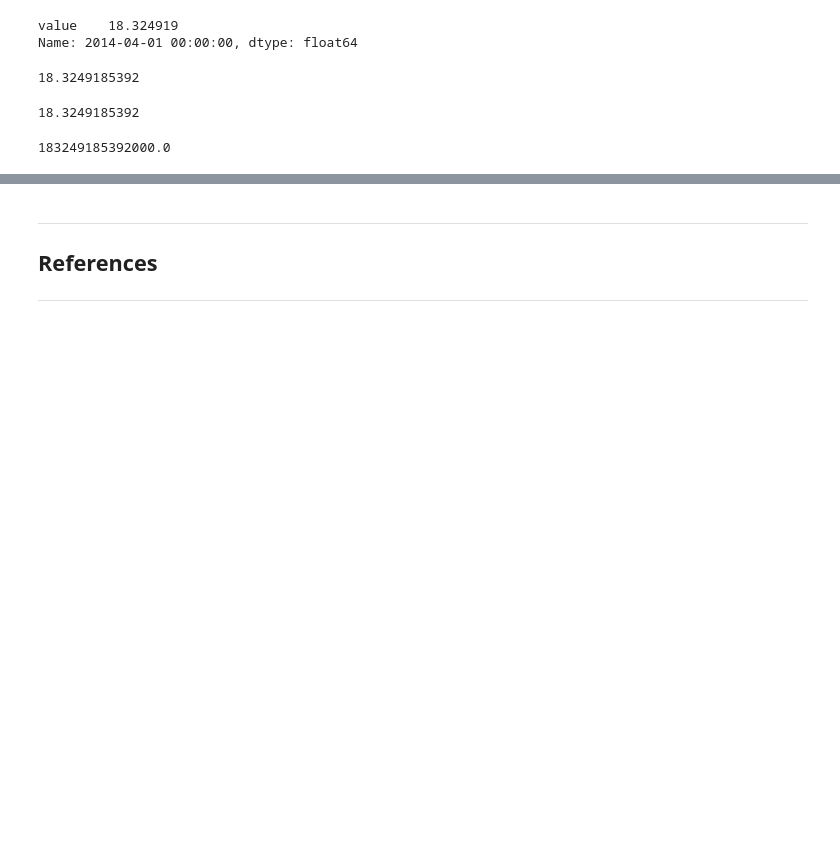
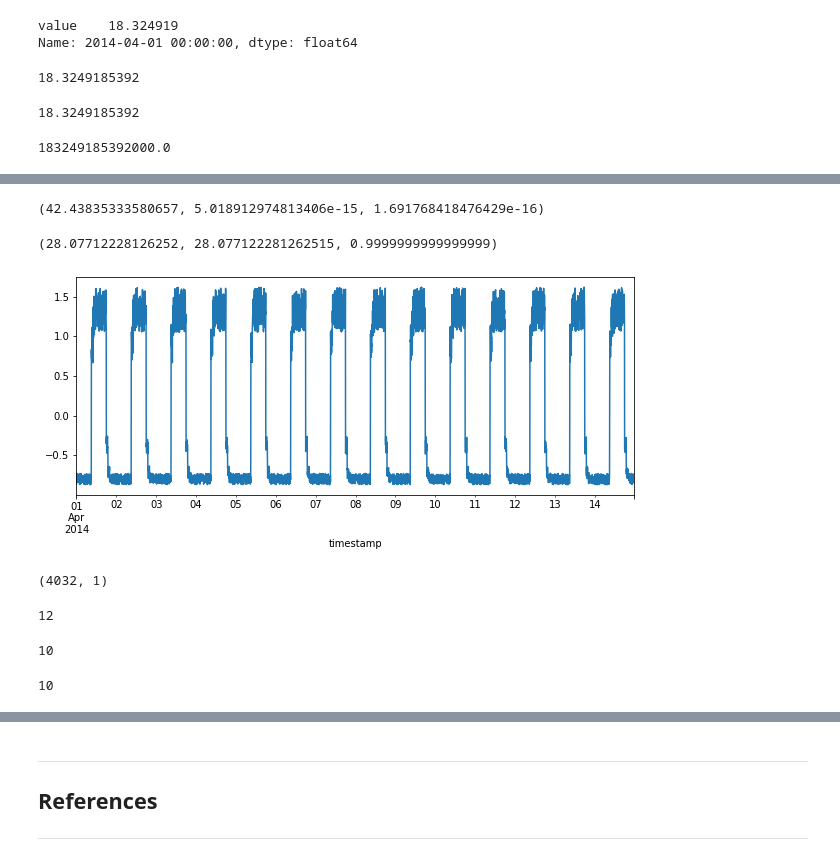
Before and after one commit to Cormac88/machine-learning-and-statistics, a Jupyter notebook: anomaly-detection.ipynb, the cells around one changed output, grey strips where cells are left out. Drawn from its saved outputs; the diff is of its cells as text; code cells hidden in the pictures; blank space fills up the shorter version.

```diff
--- a/anomaly-detection.ipynb
+++ b/anomaly-detection.ipynb
@@ -79,0 +158,5 @@ df_small_noise.iloc[0].values[0] * 10e12
+# %%
+#
+train_mean = df_small_noise.mean()
+
+train_mean
@@ -79,0 +166,5 @@ df_small_noise.iloc[0].values[0] * 10e12
+# %%
+#
+train_std = df_small_noise.std()
+
+train_std
@@ -79,0 +174,3 @@ df_small_noise.iloc[0].values[0] * 10e12
+# %%
+#
+df_train_vals = (df_small_noise - train_mean) / train_std
@@ -79,0 +209,21 @@ df_small_noise.iloc[0].values[0] * 10e12
+# %%
+df_small_noise['value'].mean(), df_small_noise['less_mean'].mean(), df_small_noise['div_std'].mean()
+# %% [output]
+(42.43835333580657, 5.018912974813406e-15, 1.691768418476429e-16)
+# %%
+df_small_noise['value'].std(), df_small_noise['less_mean'].std(), df_small_noise['div_std'].std()
+# %% [output]
+(28.07712228126252, 28.077122281262515, 0.9999999999999999)
+# %%
+#
+fig, ax = plt.subplots(figsize=(10,4))
+
+# Use pandas to plot data frame.
+df_train_vals.plot(legend=False, ax=ax);
+# %% [output]
+[figure, added]
+# %%
+#
+df_train_vals.shape
+# %% [output]
+(4032, 1)
@@ -79,0 +233,19 @@ df_small_noise.iloc[0].values[0] * 10e12
+# %%
+# Window list example.
+L = [1, 1, 2, 4, 5, 6, 7, 1, 2, 3, 4, 5]
+# Example window size.
+win_size = 3
+# Length of L.
+len(L)
+# %% [output]
+12
+# %%
+# Number of windows from L.
+len(L) - (win_size - 1)
+# %% [output]
+10
+# %%
+# Remove brackets.
+len(L) - win_size + 1
+# %% [output]
+10
```
Also changed, not shown: parts of 60 cells of this notebook.
